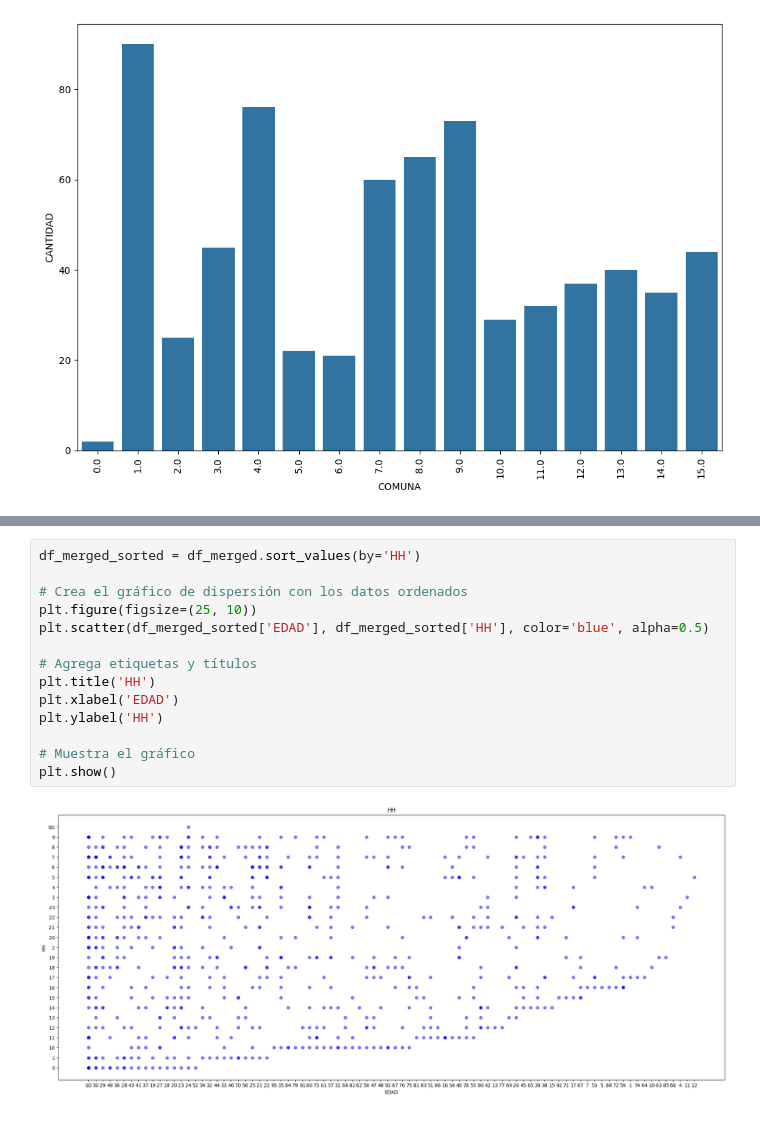
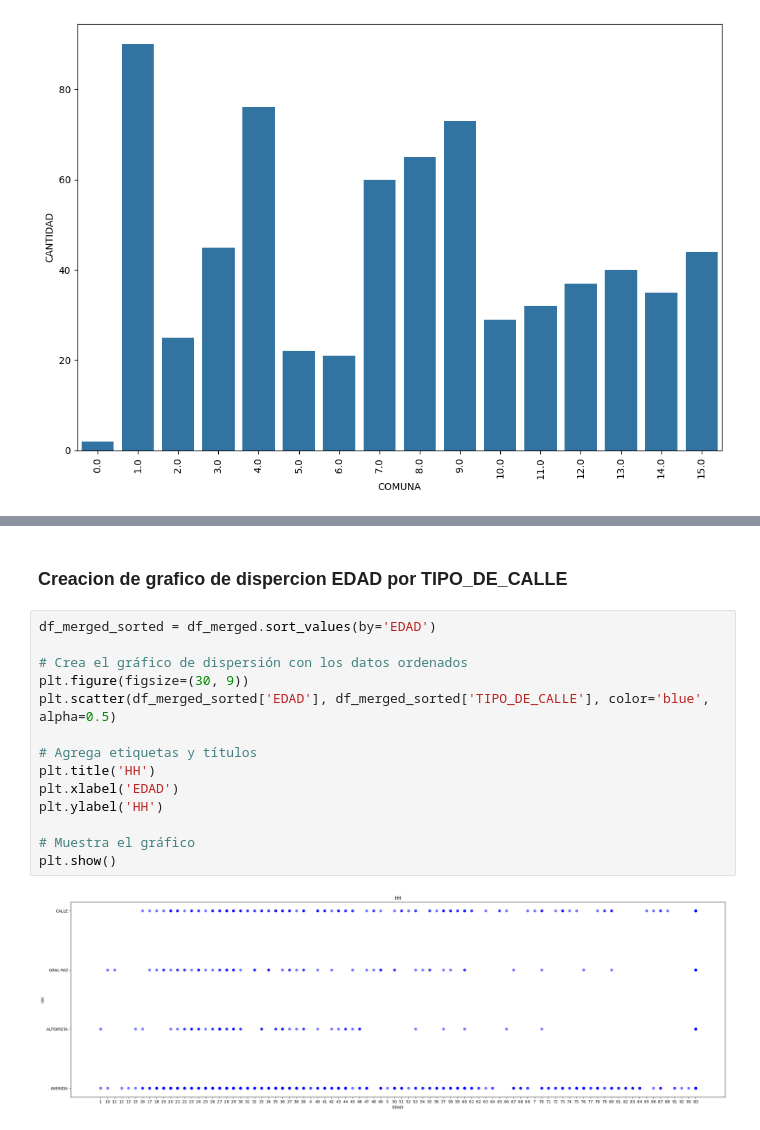
Before and after one commit to AlejoDiezGomez/PI02_DA, a Jupyter notebook: EDA.ipynb, the cells around one changed output, grey strips where cells are left out. Saved outputs shown, nothing was run; the diff lists cells and outputs as text.

```diff
--- a/EDA.ipynb
+++ b/EDA.ipynb
@@ -230,16 +232,18 @@ plt.ylabel('Año / Year');
+# %% [markdown]
+### Creacion de grafico de dispercion EDAD por TIPO_DE_CALLE
 # %%
-df_merged_sorted = df_merged.sort_values(by='HH')
+df_merged_sorted = df_merged.sort_values(by='EDAD')
 
 # Crea el gráfico de dispersión con los datos ordenados
-plt.figure(figsize=(25, 10))
-plt.scatter(df_merged_sorted['EDAD'], df_merged_sorted['HH'], color='blue', alpha=0.5)
+plt.figure(figsize=(30, 9))
+plt.scatter(df_merged_sorted['EDAD'], df_merged_sorted['TIPO_DE_CALLE'], color='blue', alpha=0.5)
 
 # Agrega etiquetas y títulos
 plt.title('HH')
 plt.xlabel('EDAD')
 plt.ylabel('HH')
 
 # Muestra el gráfico
 plt.show()
 # %% [output]
-[figure, old version]
+[figure, new version]
```
Also changed, not shown: parts of 38 cells of this notebook, 4 other files.
